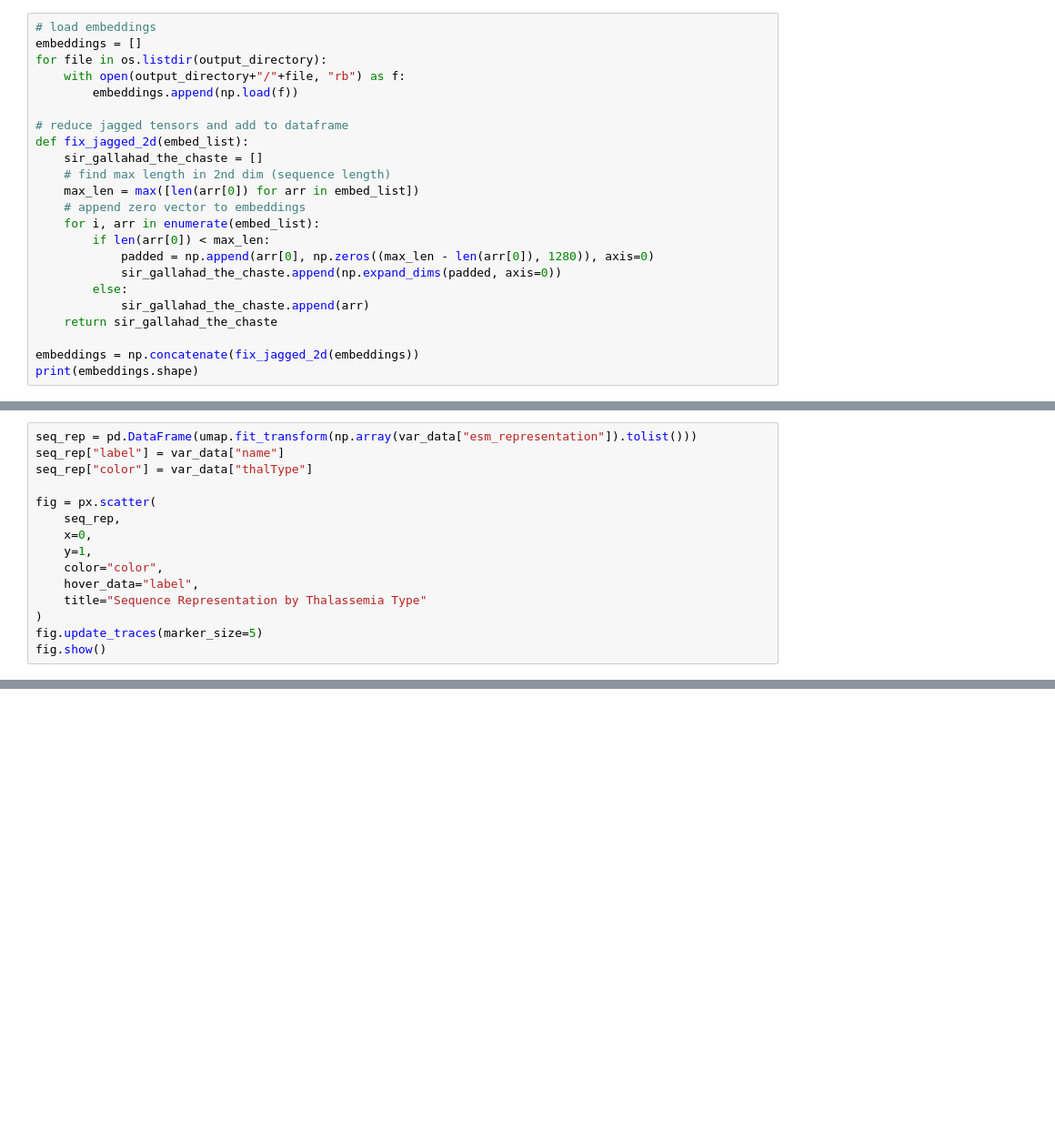
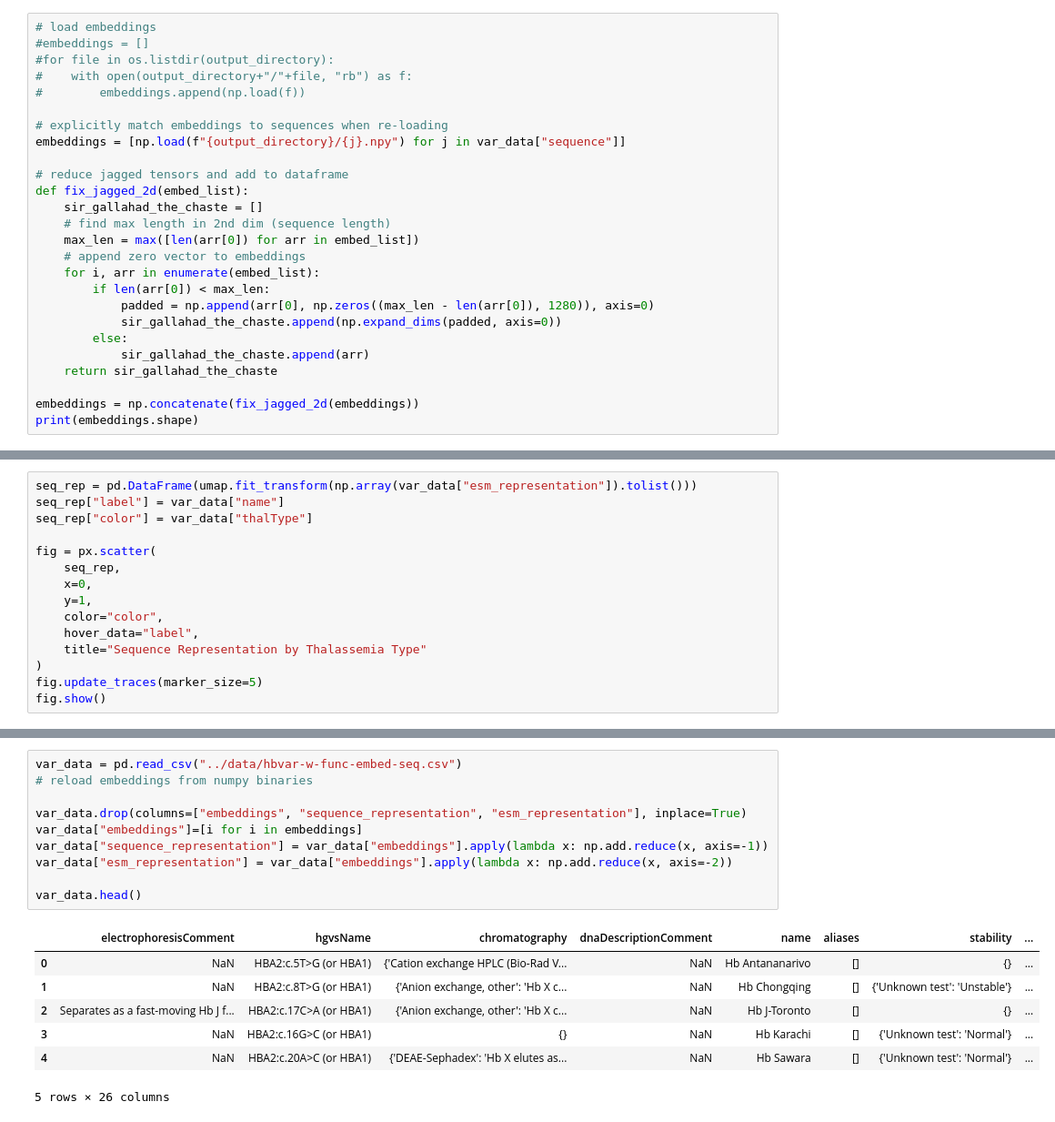
Before and after one commit to ek775/Hidden-State-Genomics, a Jupyter notebook: Notebooks/var_func_ESMembeddings.ipynb, the cells around one changed output, grey strips where cells are left out. Shown at 91% size. Drawn from its saved outputs; the diff is of its cells as text; blank space fills up the shorter version.

Commit message:
feature extraction function test

```diff
--- a/Notebooks/var_func_ESMembeddings.ipynb
+++ b/Notebooks/var_func_ESMembeddings.ipynb
@@ -132,10 +133,13 @@ Generating Embeddings
 # Plot UMAPs of Embeddings
 # %%
 # load embeddings
-embeddings = []
-for file in os.listdir(output_directory):
-    with open(output_directory+"/"+file, "rb") as f:
-        embeddings.append(np.load(f))
+#embeddings = []
+#for file in os.listdir(output_directory):
+#    with open(output_directory+"/"+file, "rb") as f:
+#        embeddings.append(np.load(f))
+
+# explicitly match embeddings to sequences when re-loading
+embeddings = [np.load(f"{output_directory}/{j}.npy") for j in var_data["sequence"]]
 
 # reduce jagged tensors and add to dataframe
 def fix_jagged_2d(embed_list):
@@ -263,0 +298,18 @@ fig.show()
+# %%
+var_data = pd.read_csv("../data/hbvar-w-func-embed-seq.csv")
+# reload embeddings from numpy binaries
+
+var_data.drop(columns=["embeddings", "sequence_representation", "esm_representation"], inplace=True)
+var_data["embeddings"]=[i for i in embeddings]
+var_data["sequence_representation"] = var_data["embeddings"].apply(lambda x: np.add.reduce(x, axis=-1))
+var_data["esm_representation"] = var_data["embeddings"].apply(lambda x: np.add.reduce(x, axis=-2))
+
+var_data.head()
+# %% [output]
+|  | electrophoresisComment | hgvsName | chromatography | dnaDescriptionComment | name | aliases | stability | ... |
+| 0 | NaN | HBA2:c.5T>G (or HBA1) | {'Cation exchange HPLC (Bio-Rad V... | NaN | Hb Antananarivo | [] | {} | ... |
+| 1 | NaN | HBA2:c.8T>G (or HBA1) | {'Anion exchange, other': 'Hb X c... | NaN | Hb Chongqing | [] | {'Unknown test': 'Unstable'} | ... |
+| 2 | Separates as a fast-moving Hb J f... | HBA2:c.17C>A (or HBA1) | {'Anion exchange, other': 'Hb X c... | NaN | Hb J-Toronto | [] | {} | ... |
+| 3 | NaN | HBA2:c.16G>C (or HBA1) | {} | NaN | Hb Karachi | [] | {'Unknown test': 'Normal'} | ... |
+| 4 | NaN | HBA2:c.20A>C (or HBA1) | {'DEAE-Sephadex': 'Hb X elutes as... | NaN | Hb Sawara | [] | {'Unknown test': 'Normal'} | ... |
+5 rows × 26 columns
```
Also changed, not shown: parts of 10 cells of this notebook, 4 other files.
